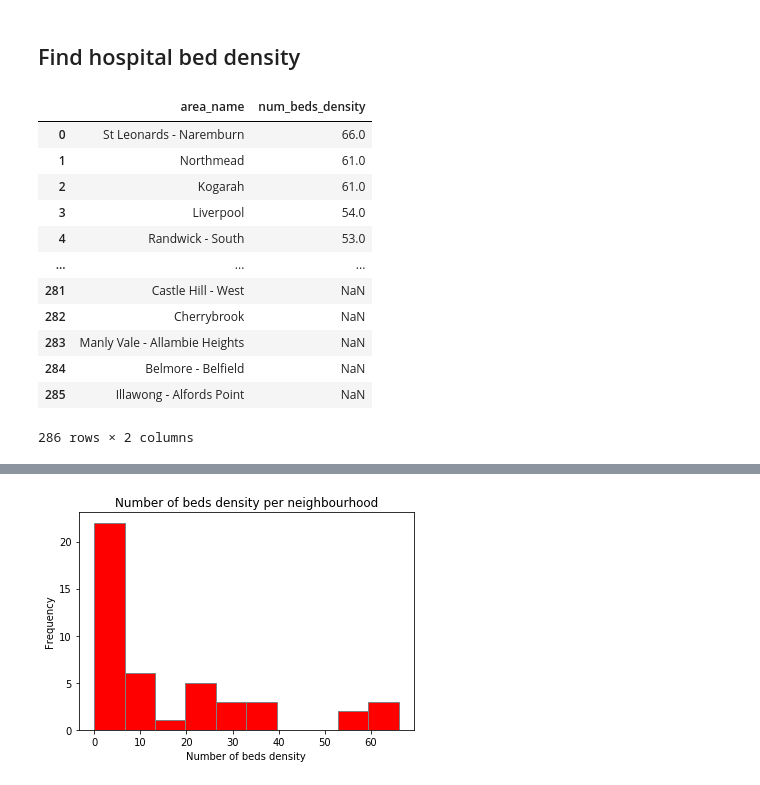
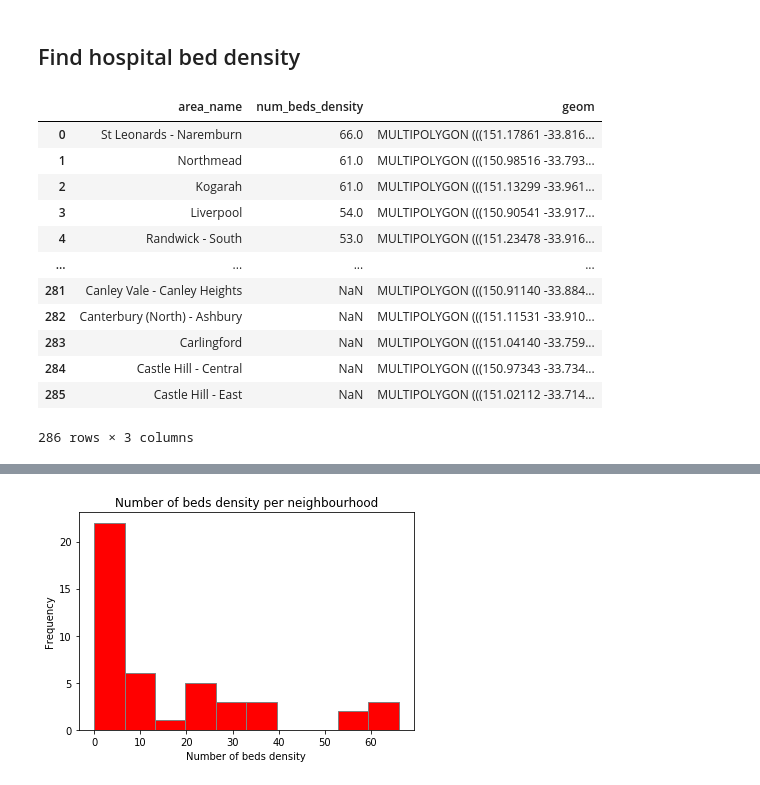
Before and after one commit to KhangNguyen22/data2001-data-science, a Jupyter notebook: Assignment.ipynb, the cells around one changed output, grey strips where cells are left out. Drawn from its saved outputs; the diff is of its cells as text; code cells hidden in the pictures.

```diff
--- a/Assignment.ipynb
+++ b/Assignment.ipynb
@@ -22,8 +22,8 @@ from pprint import pprint
 
 def pgconnect():
     # please replace <your_unikey> and <your_SID> with your own details
-    YOUR_UNIKEY = 'mngu3698'
-    YOUR_PW     = '490503902'
+    YOUR_UNIKEY = ''
+    YOUR_PW     = ''
     DB_LOGIN    = 'y20s1d2x01_'+ YOUR_UNIKEY
 
     try:
@@ -485,24 +461,24 @@ plt.show()
 # %% [markdown]
 ## Find hospital bed density
 # %%
-query = """SELECT n.area_name, SUM(h.num_beds)/(n.population/1000) AS "num_beds_density"
+query = """SELECT n.area_name, SUM(h.num_beds)/(n.population/1000) AS "num_beds_density", n.geom
              FROM neighbourhoods n JOIN health_services h ON (ST_Within(h.geom, n.geom))
-			 GROUP BY n.area_name,n.population
+			 GROUP BY n.area_name,n.population,n.geom
 			 ORDER BY num_beds_density DESC NULLS LAST;"""
 
-hospital_bed_density = pd.read_sql(query,conn)
+hospital_bed_density = gpd.read_postgis(query,conn)
 hospital_bed_density
 # %% [output]
-|  | area_name | num_beds_density |
-| 0 | St Leonards - Naremburn | 66.0 |
-| 1 | Northmead | 61.0 |
-| 2 | Kogarah | 61.0 |
-| 3 | Liverpool | 54.0 |
-| 4 | Randwick - South | 53.0 |
-| ... | ... | ... |
-| 281 | Castle Hill - West | NaN |
-| 282 | Cherrybrook | NaN |
-| 283 | Manly Vale - Allambie Heights | NaN |
-| 284 | Belmore - Belfield | NaN |
-| 285 | Illawong - Alfords Point | NaN |
+|  | area_name | num_beds_density | geom |
+| 0 | St Leonards - Naremburn | 66.0 | MULTIPOLYGON (((151.17861 -33.816... |
+| 1 | Northmead | 61.0 | MULTIPOLYGON (((150.98516 -33.793... |
+| 2 | Kogarah | 61.0 | MULTIPOLYGON (((151.13299 -33.961... |
+| 3 | Liverpool | 54.0 | MULTIPOLYGON (((150.90541 -33.917... |
+| 4 | Randwick - South | 53.0 | MULTIPOLYGON (((151.23478 -33.916... |
+| ... | ... | ... | ... |
+| 281 | Canley Vale - Canley Heights | NaN | MULTIPOLYGON (((150.91140 -33.884... |
+| 282 | Canterbury (North) - Ashbury | NaN | MULTIPOLYGON (((151.11531 -33.910... |
+| 283 | Carlingford | NaN | MULTIPOLYGON (((151.04140 -33.759... |
+| 284 | Castle Hill - Central | NaN | MULTIPOLYGON (((150.97343 -33.734... |
+| 285 | Castle Hill - East | NaN | MULTIPOLYGON (((151.02112 -33.714... |
-286 rows × 2 columns
+286 rows × 3 columns
```
Also changed, not shown: parts of 17 cells of this notebook.
